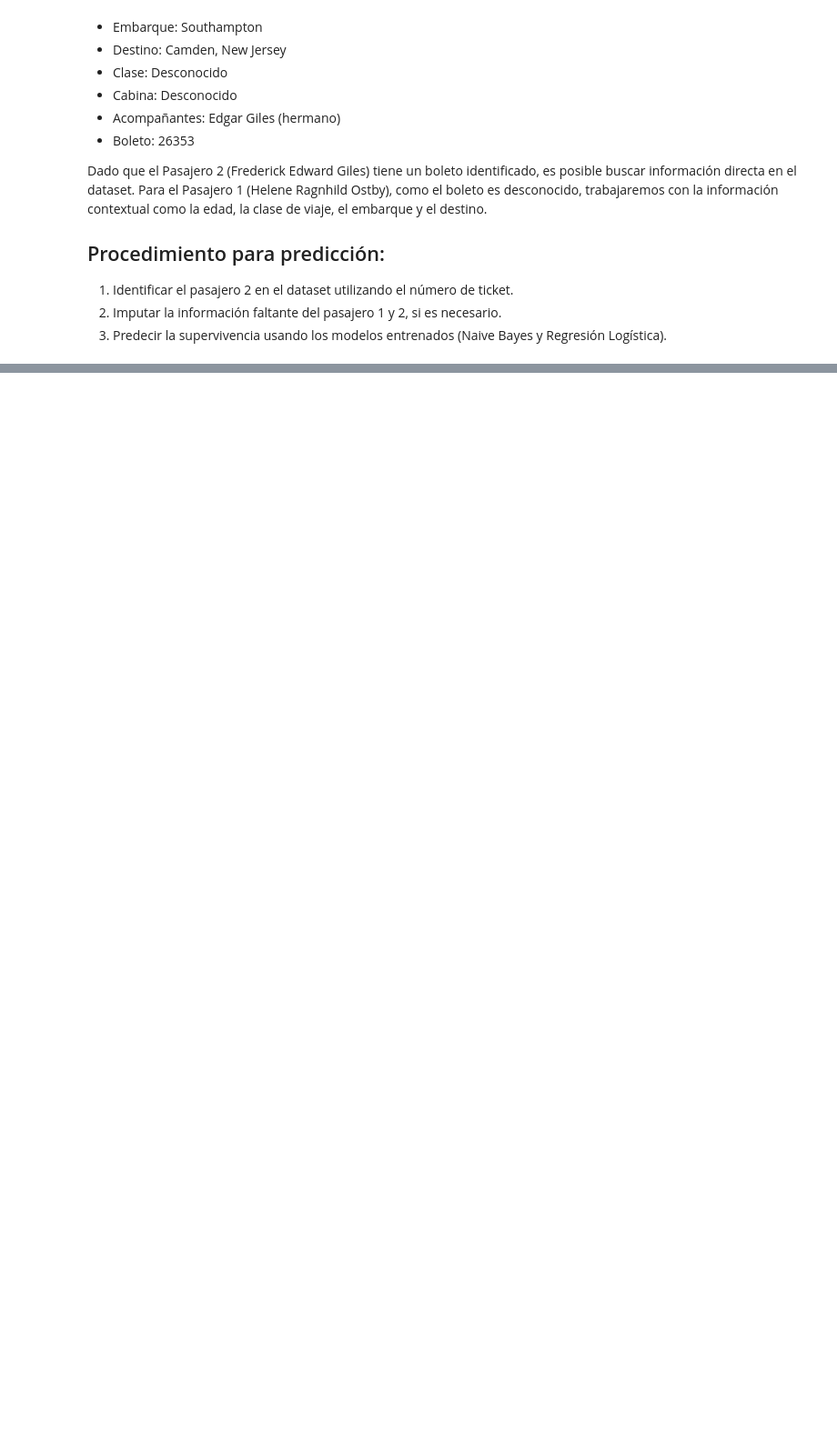
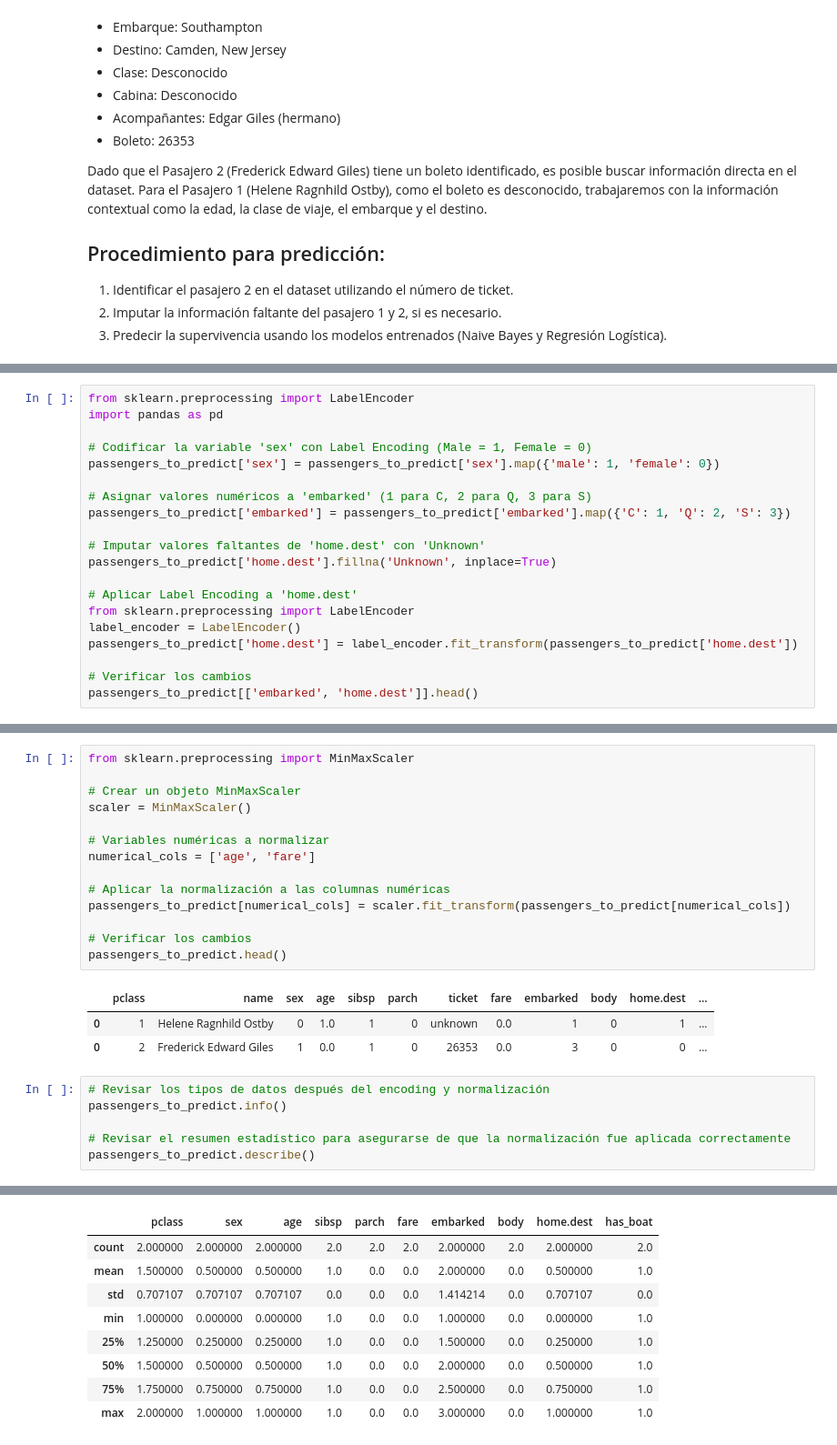
Before and after one commit to Godoca2/Machine-Learning, a Jupyter notebook: Scripts/ML_Lab3_DataSet_Titanic.ipynb, the cells around one changed output, grey strips where cells are left out. Shown at 91% size. Saved outputs shown, nothing was run; the diff lists cells and outputs as text; blank space fills up the shorter version.

```diff
--- a/Scripts/ML_Lab3_DataSet_Titanic.ipynb
+++ b/Scripts/ML_Lab3_DataSet_Titanic.ipynb
@@ -1244,0 +1299,20 @@ For example, when doing 'df[col].method(value, inplace=True)', try using 'df.met
+# %%
+from sklearn.preprocessing import LabelEncoder
+import pandas as pd
+
+# Codificar la variable 'sex' con Label Encoding (Male = 1, Female = 0)
+passengers_to_predict['sex'] = passengers_to_predict['sex'].map({'male': 1, 'female': 0})
+
+# Asignar valores numéricos a 'embarked' (1 para C, 2 para Q, 3 para S)
+passengers_to_predict['embarked'] = passengers_to_predict['embarked'].map({'C': 1, 'Q': 2, 'S': 3})
+
+# Imputar valores faltantes de 'home.dest' con 'Unknown'
+passengers_to_predict['home.dest'].fillna('Unknown', inplace=True)
+
+# Aplicar Label Encoding a 'home.dest'
+from sklearn.preprocessing import LabelEncoder
+label_encoder = LabelEncoder()
+passengers_to_predict['home.dest'] = label_encoder.fit_transform(passengers_to_predict['home.dest'])
+
+# Verificar los cambios
+passengers_to_predict[['embarked', 'home.dest']].head()
@@ -1244,0 +1329,25 @@ For example, when doing 'df[col].method(value, inplace=True)', try using 'df.met
+# %%
+from sklearn.preprocessing import MinMaxScaler
+
+# Crear un objeto MinMaxScaler
+scaler = MinMaxScaler()
+
+# Variables numéricas a normalizar
+numerical_cols = ['age', 'fare']
+
+# Aplicar la normalización a las columnas numéricas
+passengers_to_predict[numerical_cols] = scaler.fit_transform(passengers_to_predict[numerical_cols])
+
+# Verificar los cambios
+passengers_to_predict.head()
+# %% [output]
+|  | pclass | name | sex | age | sibsp | parch | ticket | fare | embarked | body | home.dest | ... |
+| 0 | 1 | Helene Ragnhild Ostby | 0 | 1.0 | 1 | 0 | unknown | 0.0 | 1 | 0 | 1 | ... |
+| 0 | 2 | Frederick Edward Giles | 1 | 0.0 | 1 | 0 | 26353 | 0.0 | 3 | 0 | 0 | ... |
+# %%
+# Revisar los tipos de datos después del encoding y normalización
+passengers_to_predict.info()
+
+# Revisar el resumen estadístico para asegurarse de que la normalización fue aplicada correctamente
+passengers_to_predict.describe()
+# %% [output]
@@ -1244,0 +1373,9 @@ For example, when doing 'df[col].method(value, inplace=True)', try using 'df.met
+|  | pclass | sex | age | sibsp | parch | fare | embarked | body | home.dest | has_boat |
+| count | 2.000000 | 2.000000 | 2.000000 | 2.0 | 2.0 | 2.0 | 2.000000 | 2.0 | 2.000000 | 2.0 |
+| mean | 1.500000 | 0.500000 | 0.500000 | 1.0 | 0.0 | 0.0 | 2.000000 | 0.0 | 0.500000 | 1.0 |
+| std | 0.707107 | 0.707107 | 0.707107 | 0.0 | 0.0 | 0.0 | 1.414214 | 0.0 | 0.707107 | 0.0 |
+| min | 1.000000 | 0.000000 | 0.000000 | 1.0 | 0.0 | 0.0 | 1.000000 | 0.0 | 0.000000 | 1.0 |
+| 25% | 1.250000 | 0.250000 | 0.250000 | 1.0 | 0.0 | 0.0 | 1.500000 | 0.0 | 0.250000 | 1.0 |
+| 50% | 1.500000 | 0.500000 | 0.500000 | 1.0 | 0.0 | 0.0 | 2.000000 | 0.0 | 0.500000 | 1.0 |
+| 75% | 1.750000 | 0.750000 | 0.750000 | 1.0 | 0.0 | 0.0 | 2.500000 | 0.0 | 0.750000 | 1.0 |
+| max | 2.000000 | 1.000000 | 1.000000 | 1.0 | 0.0 | 0.0 | 3.000000 | 0.0 | 1.000000 | 1.0 |
```
Also changed, not shown: parts of 24 cells of this notebook.
